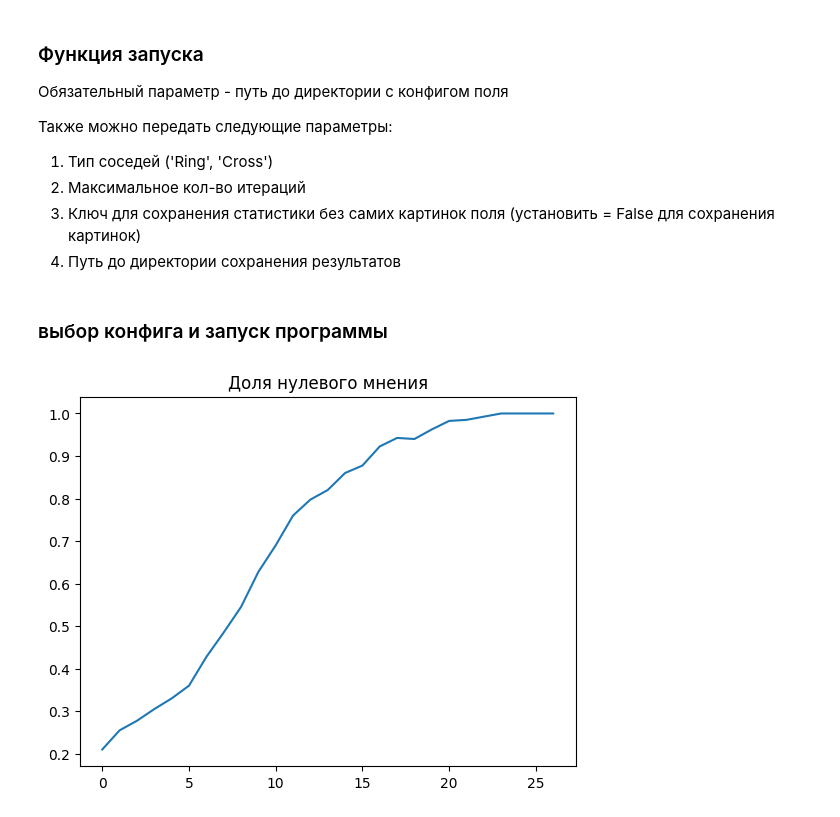
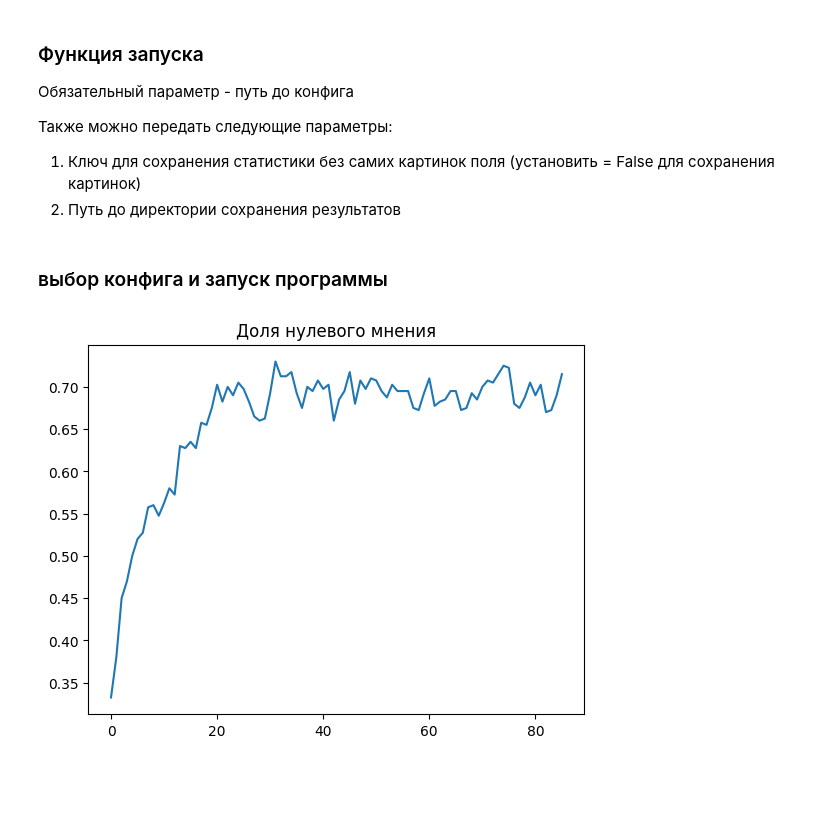
Before and after one commit to FallDN/opinion-simulation, a Jupyter notebook: run.ipynb, the cells around one changed output. Cells and saved outputs as stored; diff of their text form; code cells hidden in the pictures; blank space fills up the shorter version.

Commit message:
config update + minor changes

```diff
--- a/run.ipynb
+++ b/run.ipynb
@@ -10,30 +10,30 @@ import os
 # %% [markdown]
 ### Функция запуска
 
-Обязательный параметр - путь до директории с конфигом поля
+Обязательный параметр - путь до конфига
 
 Также можно передать следующие параметры:
 
-1. Тип соседей ('Ring', 'Cross')
-2. Максимальное кол-во итераций
-3. Ключ для сохранения статистики без самих картинок поля (установить = False для сохранения картинок)
-4. Путь до директории сохранения результатов
+1. Ключ для сохранения статистики без самих картинок поля (установить = False для сохранения картинок)
+2. Путь до директории сохранения результатов
 # %%
-def run_field(cfg_dir, neighbours_type='Ring', max_iterations=1000, save_only_stat=True, save_direcory='results'):
+def run_field(cfg_path, save_only_stat=True, save_direcory='results'):
 
-    with open(os.path.join('configs', 'cfg.json'), 'r') as f:
-        cfg = json.load(f)
+    with open(os.path.join('configs', 'cfg_vis.json'), 'r') as f:
+        cfg_vis = json.load(f)
 
-    grid_size = (cfg['grids_n'], cfg['grids_n'])
-    cell_size = cfg['cell_size']
-    window_name = cfg['window_name']
-    show = cfg['show']
+    cell_size = cfg_vis['cell_size']
+    window_name = cfg_vis['window_name']
+    show = cfg_vis['show']
 
-    with open(os.path.join(cfg_dir, 'field.json'), 'r') as f:
-        grid = np.array(json.load(f))
+    with open(cfg_path, 'r') as f:
+        config = json.load(f)
 
-    with open(os.path.join(cfg_dir, 'opinion_matrix.json'), 'r') as f:
-        opinion_matrix = np.array(json.load(f))
+    max_iterations = config['iterations']
+    neighbours_type = config['field_type']
+    field_size = config['field_size']
+    grid = np.array(json.loads(config['field']))
+    opinion_matrix = np.array(json.loads(config['opinions']))
 
     if neighbours_type == 'Ring':
         life1 = Ring(
@@ -66,13 +66,12 @@ def run_field(cfg_dir, neighbours_type='Ring', max_iterations=1000, save_only_st
 
     cv2.destroyAllWindows()
 
-    results_path = os.path.join(save_direcory, os.path.basename(cfg_dir) + f'_{neighbours_type}')
 
-    if not os.path.exists(results_path):
-        os.makedirs(results_path)
+    if not os.path.exists(save_direcory):
+        os.makedirs(save_direcory)
 
     if not save_only_stat:
-        imgs_path = os.path.join(results_path, 'imgs')
+        imgs_path = os.path.join(save_direcory, 'imgs')
 
         if not os.path.exists(imgs_path):
             os.makedirs(imgs_path)
@@ -84,19 +83,20 @@ def run_field(cfg_dir, neighbours_type='Ring', max_iterations=1000, save_only_st
                     img
                     )
 
-    with open(os.path.join(results_path, 'stat.json'), 'w') as f:
+    with open(os.path.join(save_direcory, 'stat.json'), 'w') as f:
         json.dump(result_stat, f)
 
     plt.plot(range(len(result_stat)), result_stat)
     plt.title('Доля нулевого мнения')
-    plt.savefig(os.path.join(results_path, 'plot.png'))
+    plt.savefig(os.path.join(save_direcory, 'plot.png'))
 
     return result_imgs, result_stat
 # %% [markdown]
 ### выбор конфига и запуск программы
 # %%
-cfg_dir = 'configs/config1'
+cfg_path = 'configs\\config_4\\config.json'
+save_path = 'results\\config_4'
 
-r_i, r_s = run_field(cfg_dir, neighbours_type='Ring', max_iterations=1000, save_only_stat=False, save_direcory='results2')
+r_i, r_s = run_field(cfg_path, save_only_stat=False, save_direcory=save_path)
 # %% [output]
-[figure, old version]
+[figure, new version]
```
Also changed, not shown: 17 other files.
